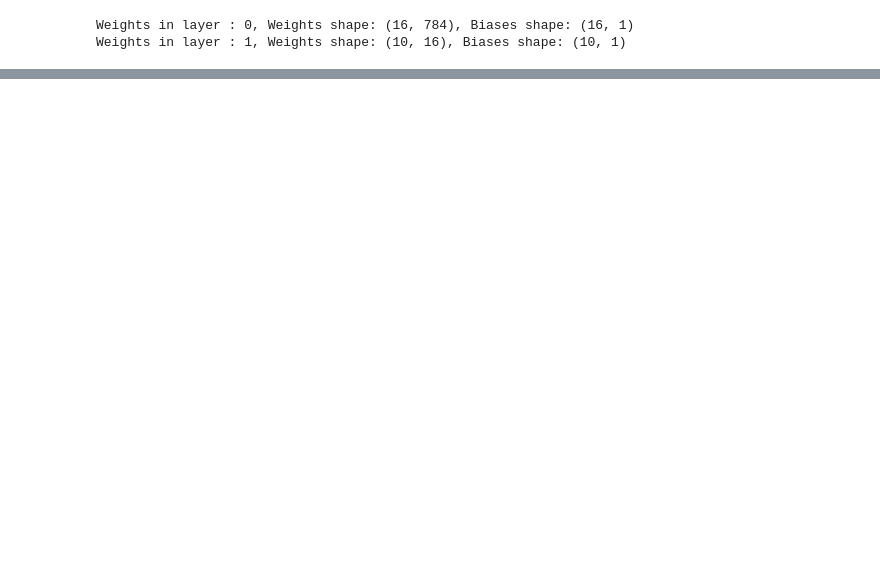
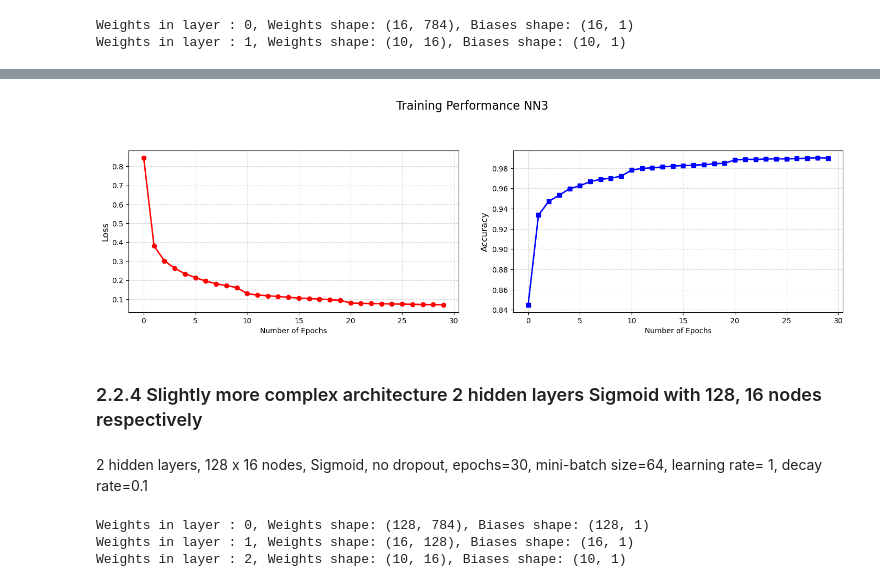
Before and after one commit to Razbolt/Neural-Network, a Jupyter notebook: Task1.ipynb, the cells around one changed output, grey strips where cells are left out. Drawn from its saved outputs; the diff is of its cells as text; code cells hidden in the pictures; blank space fills up the shorter version.

```diff
--- a/Task1.ipynb
+++ b/Task1.ipynb
@@ -571,0 +527,7 @@ Test Loss: 0.27124385857406924, Test Accuracy: 0.9575
+# %%
+# Train the neural network
+# Batch sizes, decay rate and learning rate changed !!
+losses,accuracies = nn3.train(X_train, y_train, learning_rate=1, epochs=30, batch_size=64,decay_rate=0.1,decay_step=10)
+# Append last entry of train loss to dictionary for plotting
+last_epoch_loss = losses[-1]
+test_results['nn3_train_loss'] = last_epoch_loss
@@ -571,0 +561,26 @@ Test Loss: 0.27124385857406924, Test Accuracy: 0.9575
+# %%
+fig, (ax1, ax2) = plt.subplots(1, 2,figsize=(15,5))
+fig.suptitle('Training Performance NN3', fontsize=16)
+ax1.plot(losses, color='red', marker='o', linestyle='-', linewidth=2, markersize=6)
+ax1.set_xlabel('Number of Epochs')
+ax1.set_ylabel('Loss', fontsize=12)
+ax1.grid(True, linestyle='--', alpha=0.5)
+ax2.plot(accuracies, color='blue', marker='s', linestyle='-', linewidth=2, markersize=6)
+ax2.set_xlabel('Number of Epochs')
+ax2.set_ylabel('Accuracy', fontsize=12)
+ax2.grid(True, linestyle='--', alpha=0.5)
+# Adjust layout
+plt.tight_layout(pad=3.0)
+plt.show()
+# %% [output]
+[figure, added]
+# %% [markdown]
+### 2.2.4 Slightly more complex architecture 2 hidden layers Sigmoid with 128, 16 nodes respectively
+# %% [markdown]
+2 hidden layers, 128 x 16 nodes, Sigmoid, no dropout, epochs=30, mini-batch size=64, learning rate= 1, decay rate=0.1
+# %%
+nn4 = MyNeuralNetwork(input_size=784, hidden_sizes=[128,16], output_size=10, activation_function='sigmoid',dropout=0.0)
+# %% [output]
+Weights in layer : 0, Weights shape: (128, 784), Biases shape: (128, 1)
+Weights in layer : 1, Weights shape: (16, 128), Biases shape: (16, 1)
+Weights in layer : 2, Weights shape: (10, 16), Biases shape: (10, 1)
```
Also changed, not shown: parts of 57 cells of this notebook.
